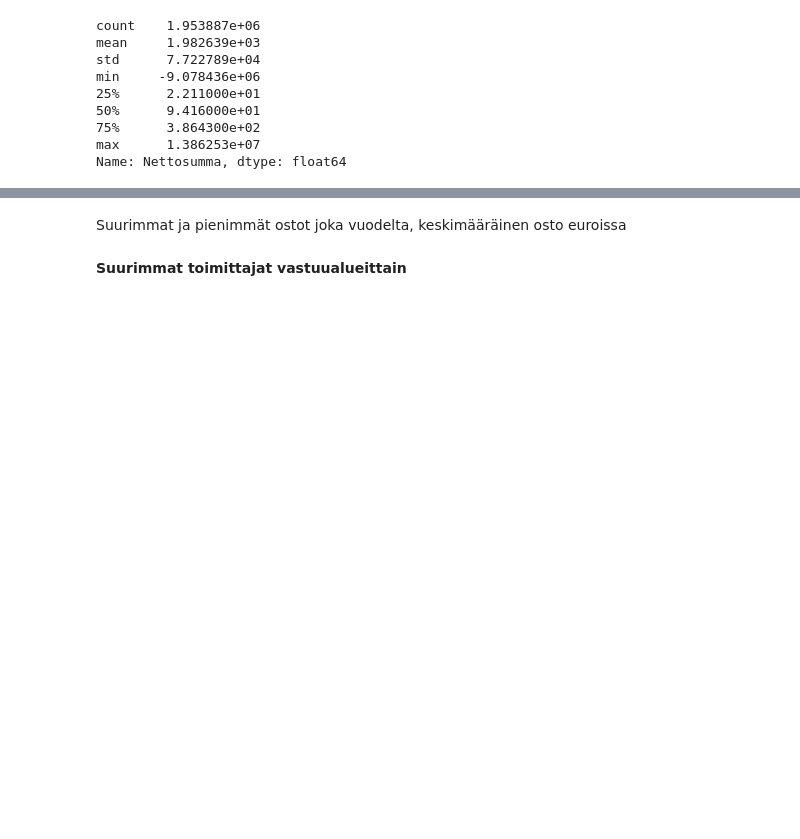
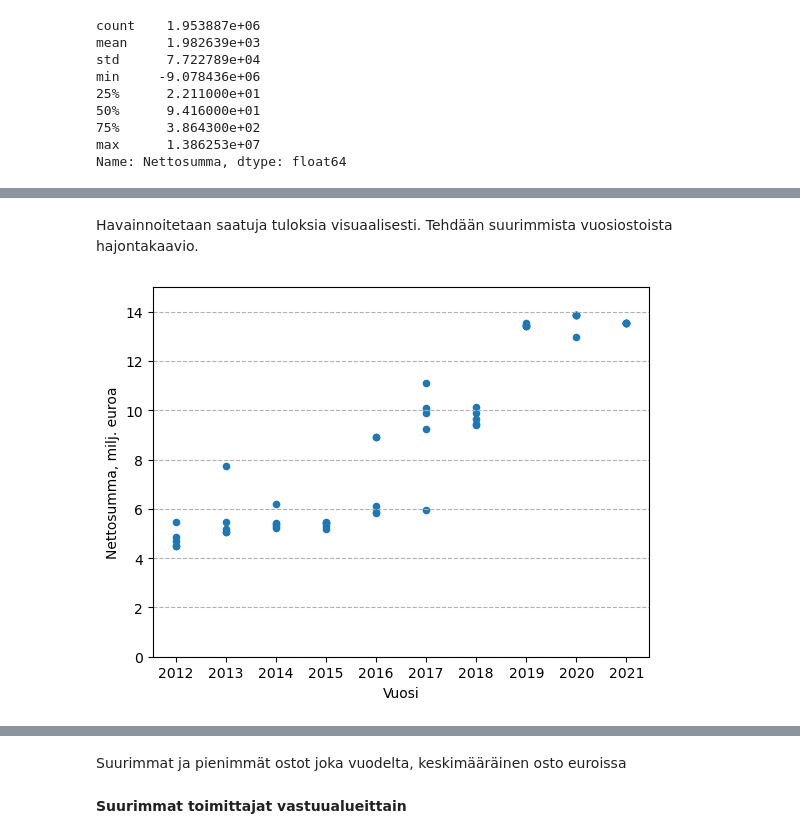
Before and after one commit to SallaLipasti/jkl-ostolaskut, a Jupyter notebook: ostolaskut.ipynb, the cells around one changed output, grey strips where cells are left out. Cells and saved outputs as stored; diff of their text form; code cells hidden in the pictures; blank space fills up the shorter version.

Commit message:
Lisätty suurimmat ostot

```diff
--- a/ostolaskut.ipynb
+++ b/ostolaskut.ipynb
@@ -840,0 +834,25 @@ Tutkitaan seuraavaksi, miten kokonaisostot jakautuvat vastuualueittain.
+# %%
+# Tehdään uusi dataframe, johon ostot järjestetään laskevaan järjestykseen:
+ostot_jarjest = df.sort_values(['Vuosi', 'Nettosumma'], ascending = [True, False])
+
+# Ryhmitellään ostot vuosittain:
+ostot_ryhmitelty = ostot_jarjest.groupby('Vuosi')
+
+# Luodaan tyhjä dataframe 'isoimmat_ostot':
+isoimmat_ostot = pd.DataFrame()
+
+# Käydään läpi vuosiostoksia ryhminä (ryhma = ostokset vuoden aikana)
+# Tallennetaan vuoden viisi suurinta ostoa ('isoimmat')
+# Liitetään dataframeen 'isoimmat_ostot' kyseisen vuoden isoimmat ostot ('isoimmat'):
+
+for vuosi, ryhma in ostot_ryhmitelty:
+    isoimmat = ryhma.head(5)
+    isoimmat_ostot = pd.concat([isoimmat_ostot, isoimmat])
+
+# Muutetaan nettosummat miljooniksi euroiksi, pyöristetään kahden desimaalin tarkkuuteen:
+isoimmat_ostot['Nettosumma'] = (isoimmat_ostot['Nettosumma'] / 1000000).round(2)
+
+# Vaihdetaan sarakkeen 'Nettosumma' nimi:
+isoimmat_ostot2 = isoimmat_ostot.rename(columns = {'Nettosumma': 'Nettosumma, milj. euroa'})
+
+isoimmat_ostot2
@@ -840,0 +877,15 @@ Tutkitaan seuraavaksi, miten kokonaisostot jakautuvat vastuualueittain.
+# %% [markdown]
+Havainnoitetaan saatuja tuloksia visuaalisesti. Tehdään suurimmista vuosiostoista hajontakaavio.
+# %%
+# Tehdään hajontakaavio:
+isoimmat_ostot2.plot.scatter(x = 'Vuosi', y = 'Nettosumma, milj. euroa')
+
+# Asetetaan y-akselin asteikko:
+plt.ylim([0, 15])
+
+# Lisätään viivat:
+plt.grid(axis = 'y', linestyle = '--')
+
+plt.show()
+# %% [output]
+[figure, added]
```
Also changed, not shown: parts of 31 cells of this notebook.
